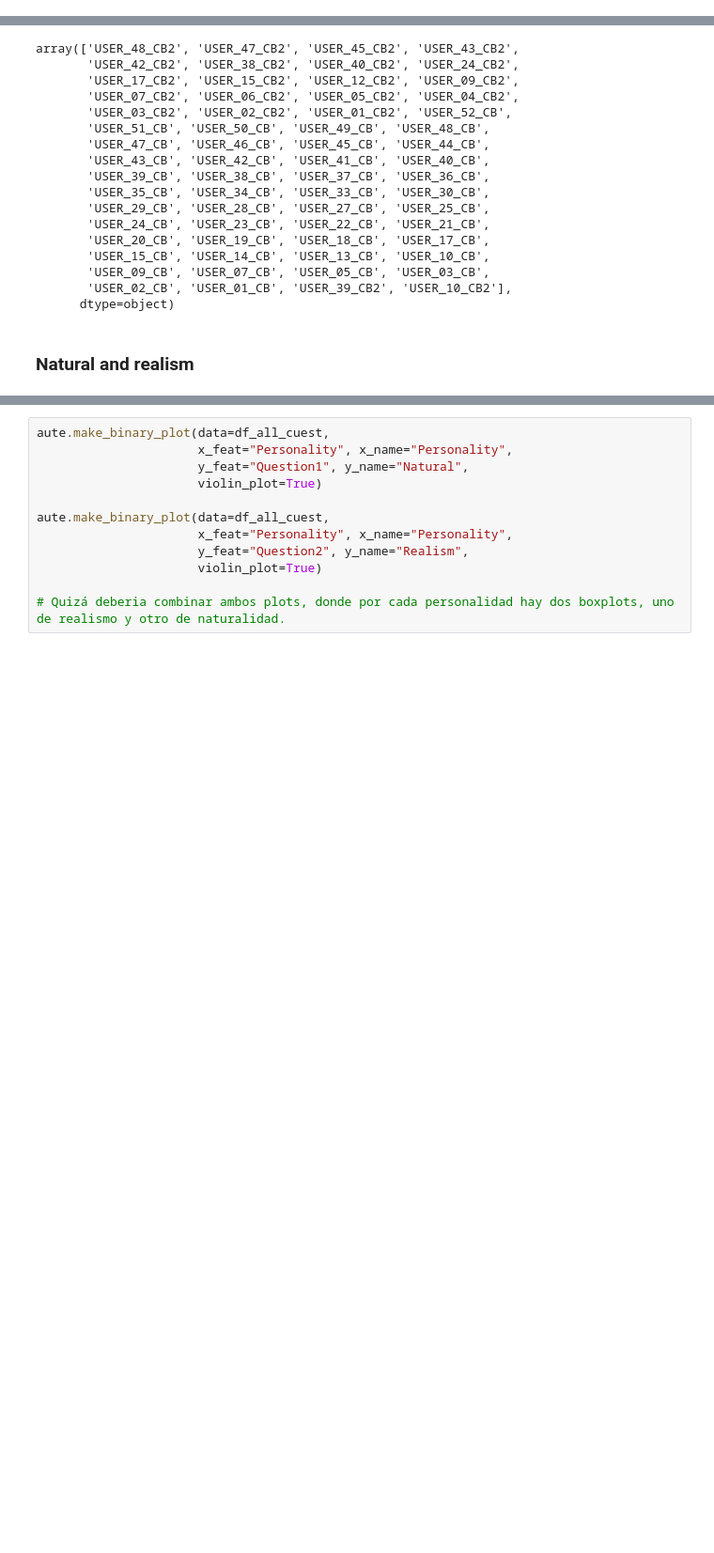
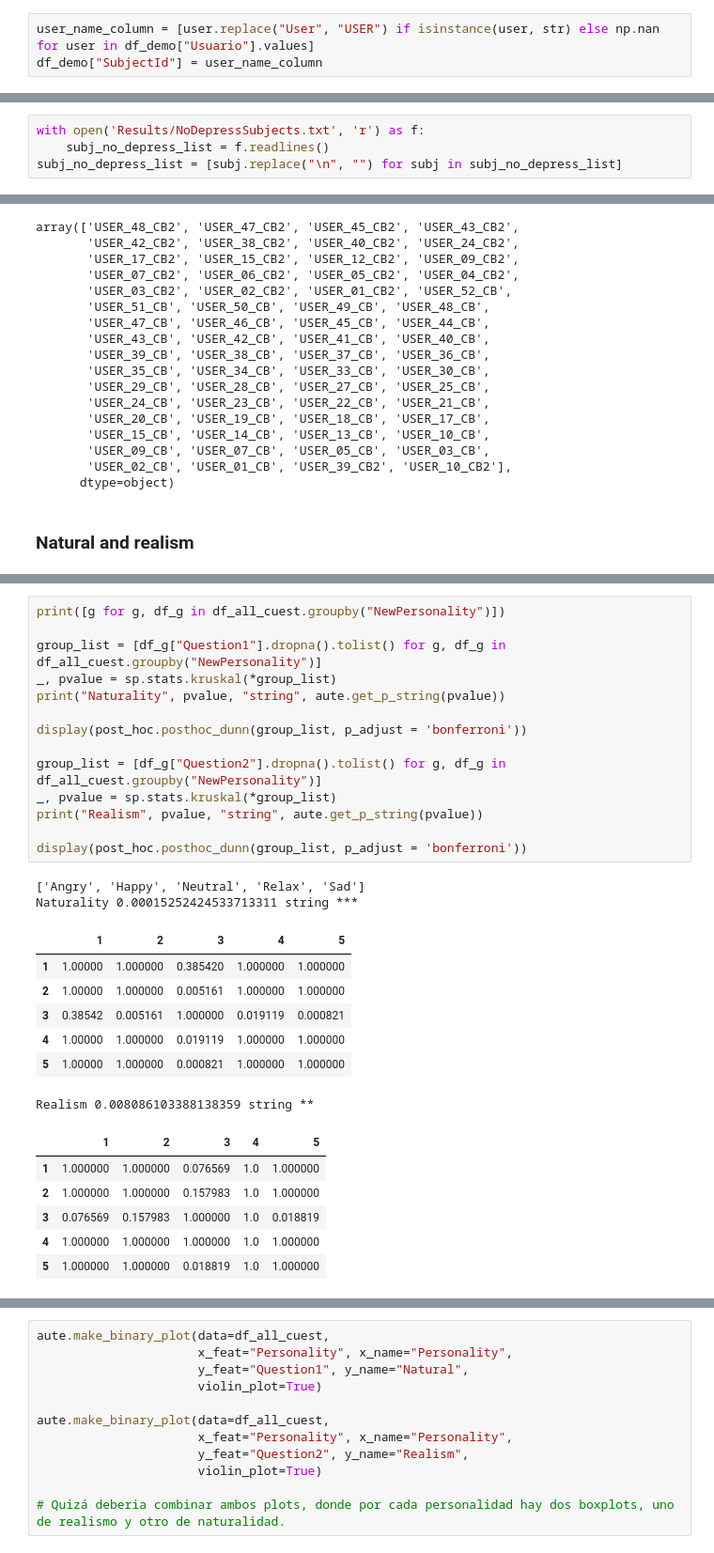
Before and after one commit to ASAPLableni/LableniBot, a Jupyter notebook: DataAnalysis/AnalysisQuestUpdate.ipynb, the cells around one changed output, grey strips where cells are left out. Shown at 94% size. Drawn from its saved outputs; the diff is of its cells as text; blank space fills up the shorter version.

```diff
--- a/DataAnalysis/AnalysisQuestUpdate.ipynb
+++ b/DataAnalysis/AnalysisQuestUpdate.ipynb
@@ -313,5 +317,8 @@ df_demo[[m_f_name, "NoMedicine"]].head(8)
 | 5 | No | 1 |
 | 6 | No | 1 |
 | 7 | No | 1 |
+# %%
+user_name_column = [user.replace("User", "USER") if isinstance(user, str) else np.nan for user in df_demo["Usuario"].values]
+df_demo["SubjectId"] = user_name_column
 # %%
 df_demo.to_csv(path_to_cuest + "PostProcessedCuest/DemographicPostProc.csv", sep=";")
@@ -317,0 +328,4 @@ df_demo.to_csv(path_to_cuest + "PostProcessedCuest/DemographicPostProc.csv", sep
+# %%
+with open('Results/NoDepressSubjects.txt', 'r') as f:
+    subj_no_depress_list = f.readlines()
+subj_no_depress_list = [subj.replace("\n", "") for subj in subj_no_depress_list]
@@ -868,0 +919,30 @@ Mean Sad Question2 = 4.8906 +/- 1.5724 ; Median = 5.0 ; Min. =  1.0 ; Max. =  7.
+# %%
+print([g for g, df_g in df_all_cuest.groupby("NewPersonality")])
+
+group_list = [df_g["Question1"].dropna().tolist() for g, df_g in df_all_cuest.groupby("NewPersonality")]
+_, pvalue = sp.stats.kruskal(*group_list)
+print("Naturality", pvalue, "string", aute.get_p_string(pvalue))
+
+display(post_hoc.posthoc_dunn(group_list, p_adjust = 'bonferroni'))
+
+group_list = [df_g["Question2"].dropna().tolist() for g, df_g in df_all_cuest.groupby("NewPersonality")]
+_, pvalue = sp.stats.kruskal(*group_list)
+print("Realism", pvalue, "string", aute.get_p_string(pvalue))
+
+display(post_hoc.posthoc_dunn(group_list, p_adjust = 'bonferroni'))
+# %% [output]
+['Angry', 'Happy', 'Neutral', 'Relax', 'Sad']
+Naturality 0.00015252424533713311 string ***
+|  | 1 | 2 | 3 | 4 | 5 |
+| 1 | 1.00000 | 1.000000 | 0.385420 | 1.000000 | 1.000000 |
+| 2 | 1.00000 | 1.000000 | 0.005161 | 1.000000 | 1.000000 |
+| 3 | 0.38542 | 0.005161 | 1.000000 | 0.019119 | 0.000821 |
+| 4 | 1.00000 | 1.000000 | 0.019119 | 1.000000 | 1.000000 |
+| 5 | 1.00000 | 1.000000 | 0.000821 | 1.000000 | 1.000000 |
+Realism 0.008086103388138359 string **
+|  | 1 | 2 | 3 | 4 | 5 |
+| 1 | 1.000000 | 1.000000 | 0.076569 | 1.0 | 1.000000 |
+| 2 | 1.000000 | 1.000000 | 0.157983 | 1.0 | 1.000000 |
+| 3 | 0.076569 | 0.157983 | 1.000000 | 1.0 | 0.018819 |
+| 4 | 1.000000 | 1.000000 | 1.000000 | 1.0 | 1.000000 |
+| 5 | 1.000000 | 1.000000 | 0.018819 | 1.0 | 1.000000 |
```
Also changed, not shown: parts of 22 cells of this notebook, 2 other files.
